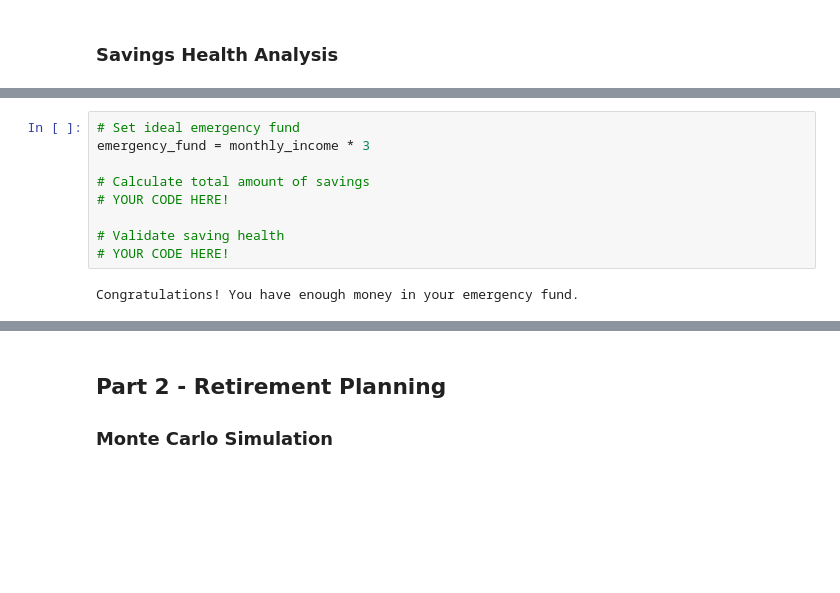
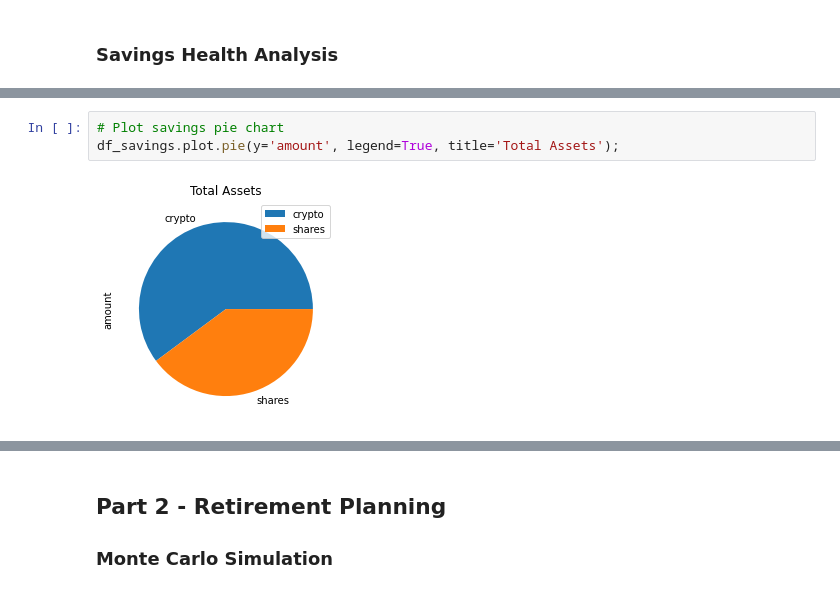
Before and after one commit to emersonwen/Rutgers_FinTech_Homework, a Jupyter notebook: Week-Five-Homework/Instructions/Starter_Code/financial-planner.ipynb, the cells around one changed output, grey strips where cells are left out. Cells and saved outputs as stored; diff of their text form; blank space fills up the shorter version.

```diff
--- a/Week-Five-Homework/Instructions/Starter_Code/financial-planner.ipynb
+++ b/Week-Five-Homework/Instructions/Starter_Code/financial-planner.ipynb
@@ -148,11 +148,5 @@ display(df_savings)
-# %%
-# Set ideal emergency fund
-emergency_fund = monthly_income * 3
-
-# Calculate total amount of savings
-# YOUR CODE HERE!
-
-# Validate saving health
-# YOUR CODE HERE!
-# %% [output]
-Congratulations! You have enough money in your emergency fund.
+# %%
+# Plot savings pie chart
+df_savings.plot.pie(y='amount', legend=True, title='Total Assets');
+# %% [output]
+[figure, added]
```
Also changed, not shown: parts of 8 cells of this notebook, 2 other files.
